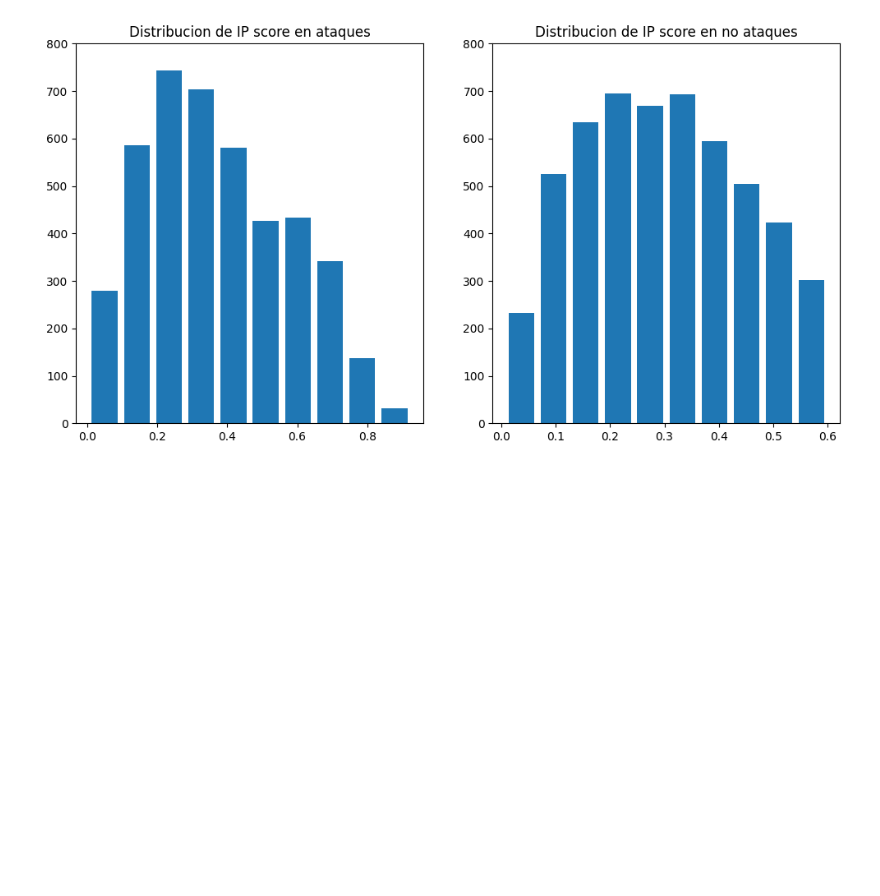
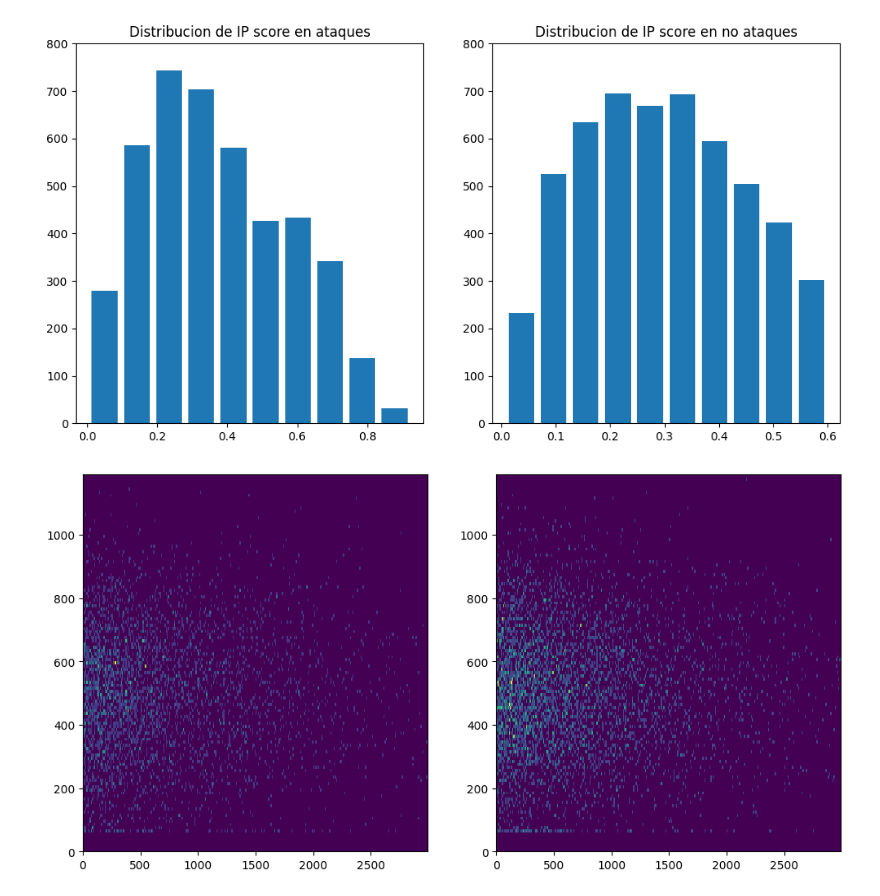
Before and after one commit to JeronimoMarg/tp_cienciaDeDatos, a Jupyter notebook: TP.ipynb, the cells around one changed output. Cells and saved outputs as stored; diff of their text form; code cells hidden in the pictures; blank space fills up the shorter version.

Commit message:
Agregar plot hist2d

```diff
--- a/TP.ipynb
+++ b/TP.ipynb
@@ -91,3 +122,12 @@ ax[1].hist(filtro_n_ataques['ip_reputation_score'], bins=10, alpha=1, label='No
 plt.show()
 # %% [output]
 [figure]
+# %%
+fig, ax = plt.subplots(1, 2, figsize=(12, 6))
+ax[0].hist2d(filtro_ataques["duration"], filtro_ataques["packet_size"], bins=(np.arange(0, 3000, 10), np.arange(0, 1200, 10)))
+ax[1].hist2d(filtro_n_ataques["duration"], filtro_n_ataques["packet_size"], bins=(np.arange(0, 3000, 10), np.arange(0, 1200, 10)))
+
+plt.show()
+# duration + packet size hist2d
+# %% [output]
+[figure, added]
```
Also changed, not shown: parts of 3 cells of this notebook.
